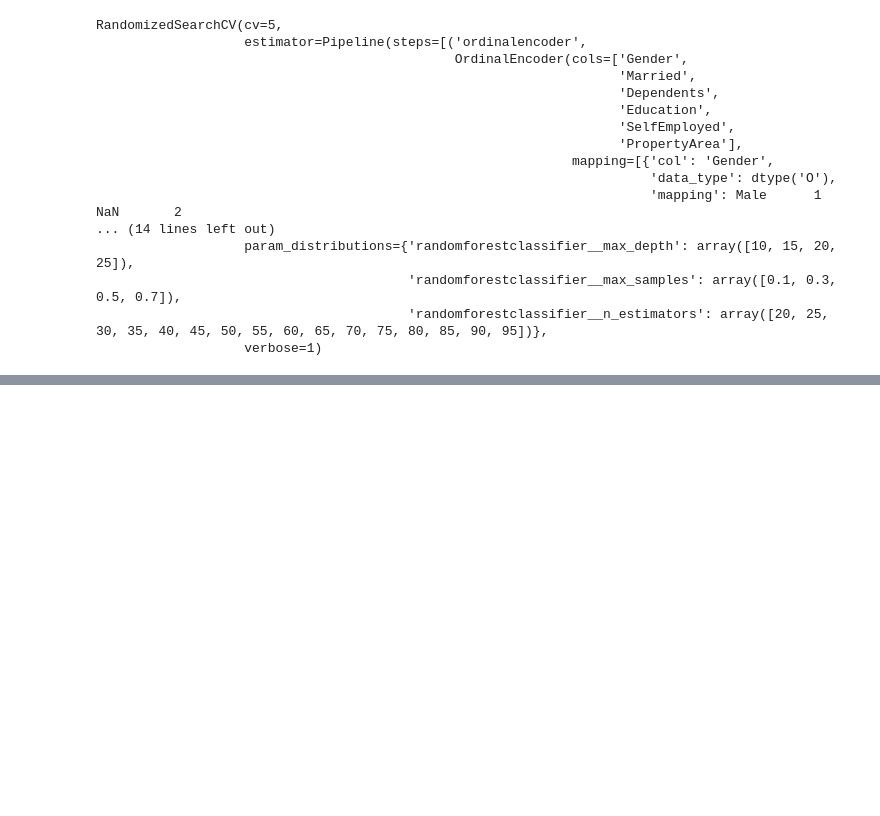
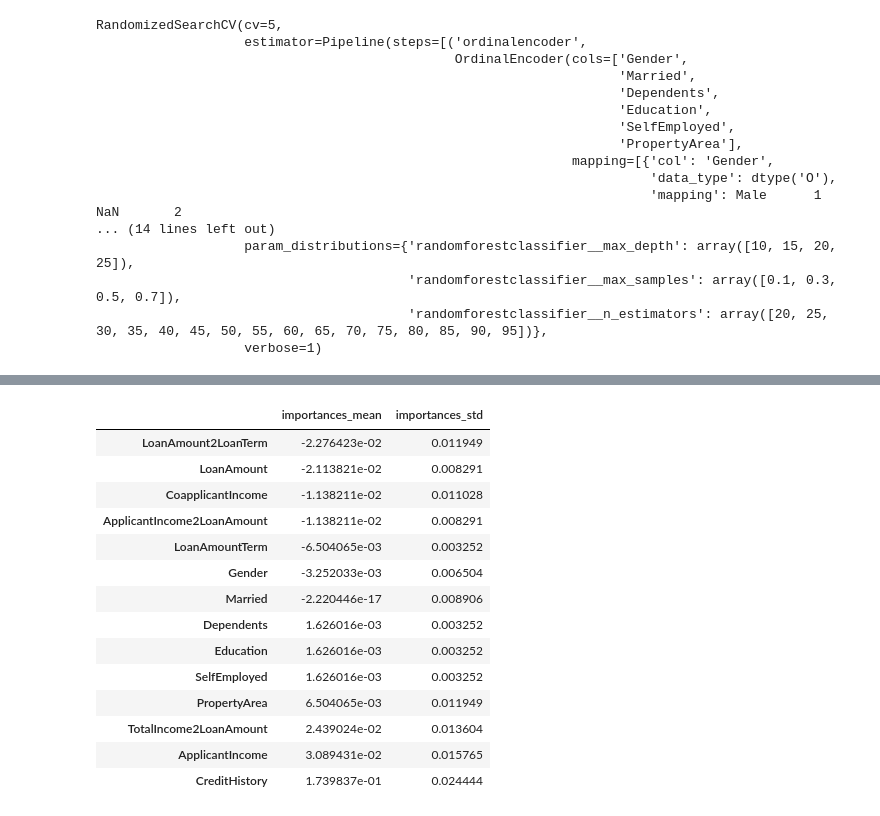
Before and after one commit to Frank-Howd/DS-Unit-2-Applied-Modeling, a Jupyter notebook: module2-wrangle-ml-datasets/LS_DS_232_assignment.ipynb, the cells around one changed output, grey strips where cells are left out. Saved outputs shown, nothing was run; the diff lists cells and outputs as text; code cells hidden in the pictures; blank space fills up the shorter version.

```diff
--- a/module2-wrangle-ml-datasets/LS_DS_232_assignment.ipynb
+++ b/module2-wrangle-ml-datasets/LS_DS_232_assignment.ipynb
@@ -444,0 +531,18 @@ rf_rs.best_score_
+# %%
+df
+# %% [output]
+|  | importances_mean | importances_std |
+| LoanAmount2LoanTerm | -2.276423e-02 | 0.011949 |
+| LoanAmount | -2.113821e-02 | 0.008291 |
+| CoapplicantIncome | -1.138211e-02 | 0.011028 |
+| ApplicantIncome2LoanAmount | -1.138211e-02 | 0.008291 |
+| LoanAmountTerm | -6.504065e-03 | 0.003252 |
+| Gender | -3.252033e-03 | 0.006504 |
+| Married | -2.220446e-17 | 0.008906 |
+| Dependents | 1.626016e-03 | 0.003252 |
+| Education | 1.626016e-03 | 0.003252 |
+| SelfEmployed | 1.626016e-03 | 0.003252 |
+| PropertyArea | 6.504065e-03 | 0.011949 |
+| TotalIncome2LoanAmount | 2.439024e-02 | 0.013604 |
+| ApplicantIncome | 3.089431e-02 | 0.015765 |
+| CreditHistory | 1.739837e-01 | 0.024444 |
```
Also changed, not shown: parts of 13 cells of this notebook, 2 other files.
